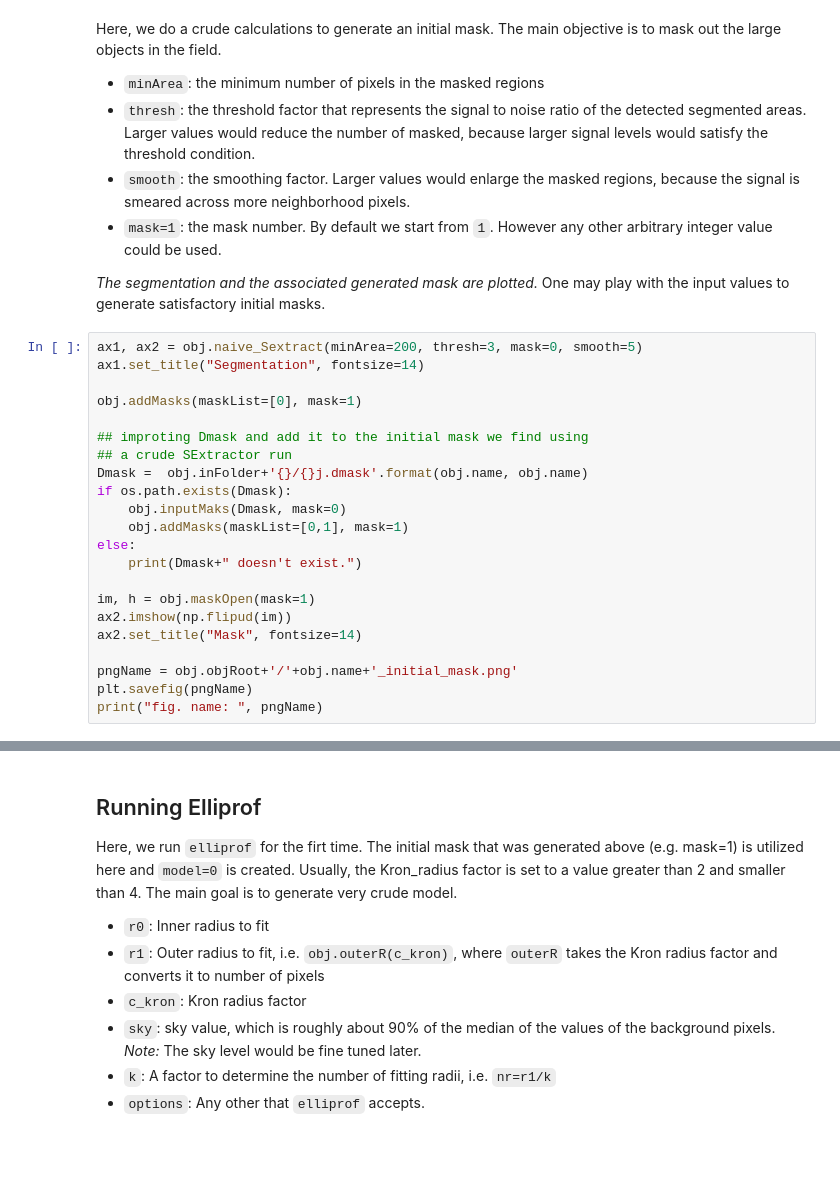
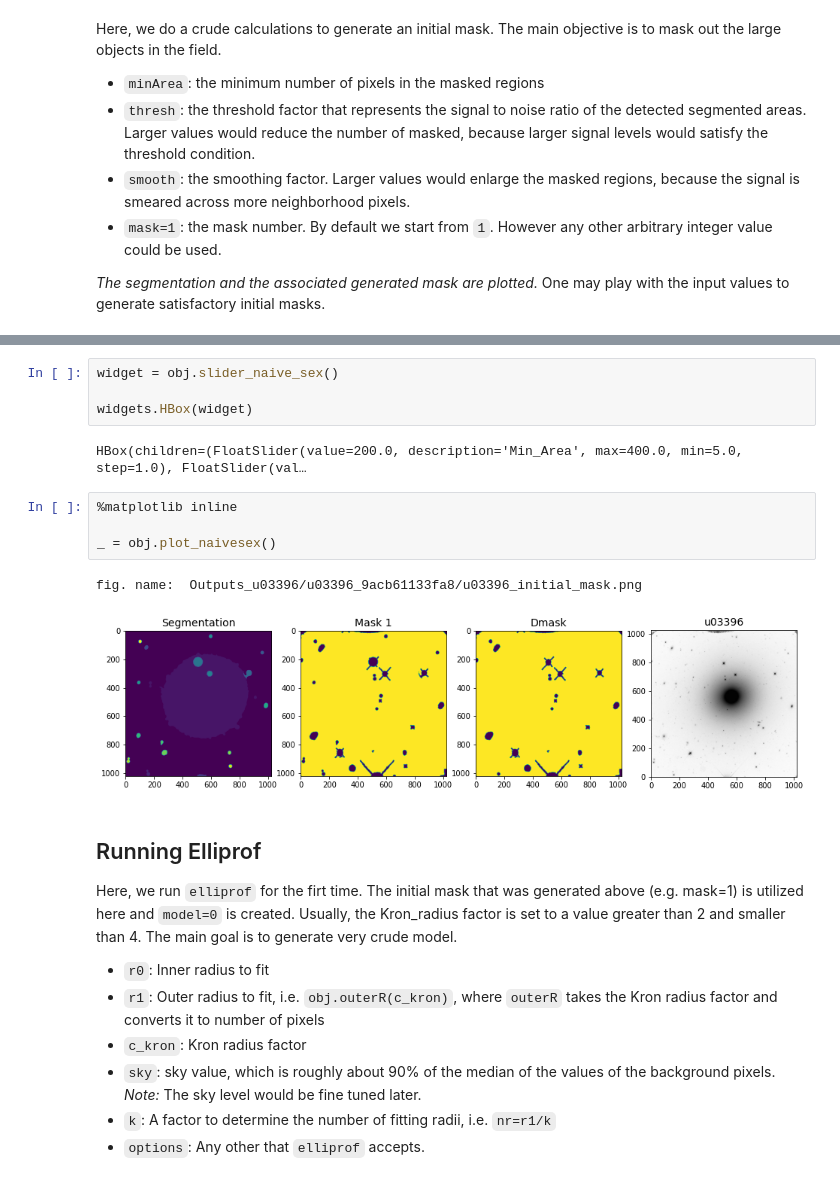
Before and after one commit to ekourkchi/old-SBF, a Jupyter notebook: notebooks/Run_elliprof_function.ipynb, the cells around one changed output, grey strips where cells are left out. Drawn from its saved outputs; the diff is of its cells as text; blank space fills up the shorter version.

```diff
--- a/notebooks/Run_elliprof_function.ipynb
+++ b/notebooks/Run_elliprof_function.ipynb
@@ -209,25 +137,3 @@ Here, we do a crude calculations to generate an initial mask. The main objective
 
 *The segmentation and the associated generated mask are plotted.*
 One may play with the input values to generate satisfactory initial masks.
-# %%
-ax1, ax2 = obj.naive_Sextract(minArea=200, thresh=3, mask=0, smooth=5)
-ax1.set_title("Segmentation", fontsize=14)
-
-obj.addMasks(maskList=[0], mask=1)
-
-## improting Dmask and add it to the initial mask we find using
-## a crude SExtractor run
-Dmask =  obj.inFolder+'{}/{}j.dmask'.format(obj.name, obj.name)
-if os.path.exists(Dmask):
-    obj.inputMaks(Dmask, mask=0)
-    obj.addMasks(maskList=[0,1], mask=1)
-else:
-    print(Dmask+" doesn't exist.")
-
-im, h = obj.maskOpen(mask=1)
-ax2.imshow(np.flipud(im))
-ax2.set_title("Mask", fontsize=14)
-
-pngName = obj.objRoot+'/'+obj.name+'_initial_mask.png'
-plt.savefig(pngName)
-print("fig. name: ", pngName)
@@ -238,3 +140,16 @@ fig. name:  Outputs_ic4798//ic4798_initial_mask.png
+# %%
+widget = obj.slider_naive_sex()
+
+widgets.HBox(widget)
+# %% [output]
+HBox(children=(FloatSlider(value=200.0, description='Min_Area', max=400.0, min=5.0, step=1.0), FloatSlider(val…
+# %%
+%matplotlib inline
+
+_ = obj.plot_naivesex()
+# %% [output]
+fig. name:  Outputs_u03396/u03396_9acb61133fa8/u03396_initial_mask.png
+[figure, added]
 # %% [markdown]
 ## Running Elliprof
 
```
Also changed, not shown: parts of 15 cells of this notebook, 4 other files.
